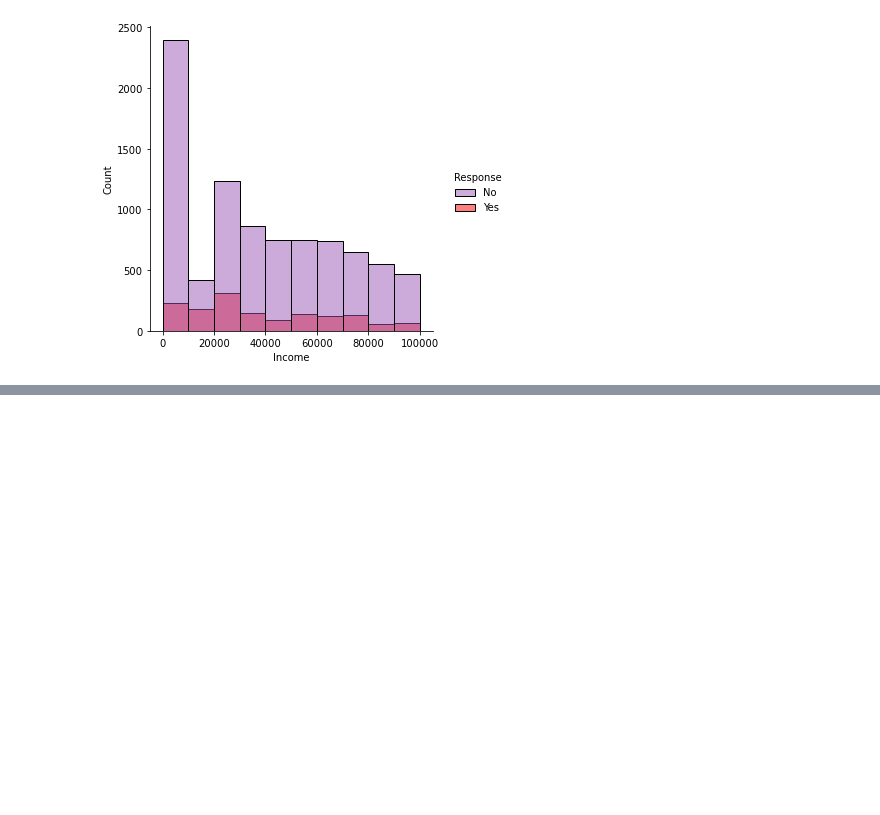
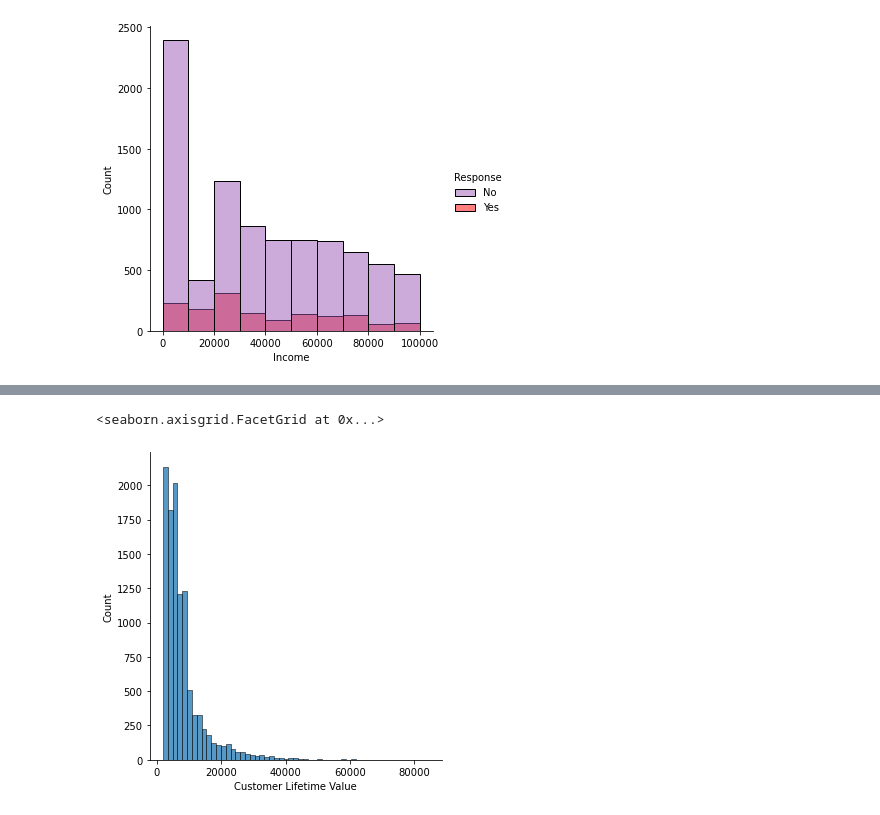
Before and after one commit to phenomenonnk/lab-customer-analysis-round-2, a Jupyter notebook: files_for_lab/csv_files/Lab 2.ipynb, the cells around one changed output, grey strips where cells are left out. Cells and saved outputs as stored; diff of their text form; code cells hidden in the pictures; blank space fills up the shorter version.

```diff
--- a/files_for_lab/csv_files/Lab 2.ipynb
+++ b/files_for_lab/csv_files/Lab 2.ipynb
@@ -458,0 +471,7 @@ categorical
+# %%
+sns.displot(data=file1, x="Customer Lifetime Value", binwidth=1500)
+#alternative way==> #sns.distplot(numerical['Customer Lifetime Value'], bins=20)
+#plt.show()
+# %% [output]
+<seaborn.axisgrid.FacetGrid at 0x...>
+[figure, added]
```
Also changed, not shown: parts of 56 cells of this notebook.
